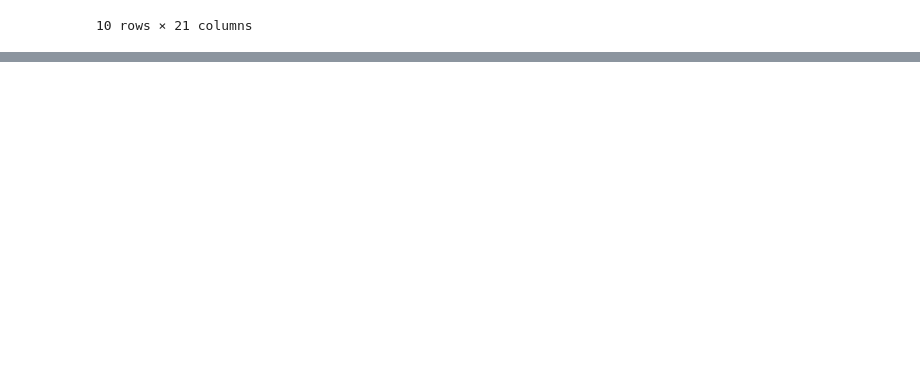
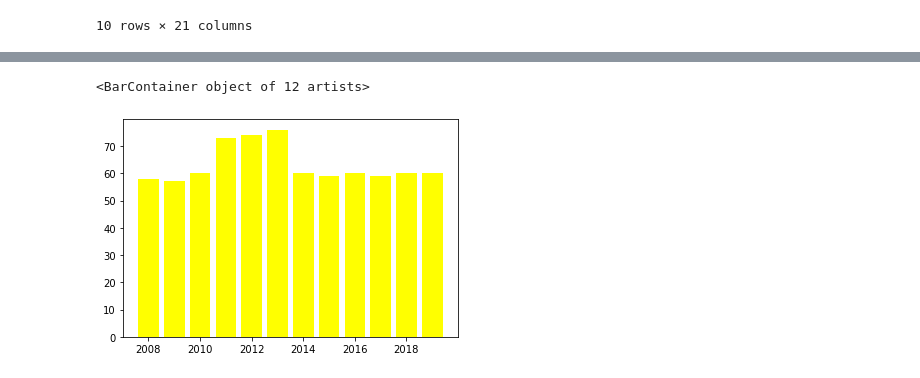
Before and after one commit to anmolrajaroraa/HMR_Python_ML, a Jupyter notebook: ipl_data_analysis.ipynb, the cells around one changed output, grey strips where cells are left out. Drawn from its saved outputs; the diff is of its cells as text; code cells hidden in the pictures; blank space fills up the shorter version.

```diff
--- a/ipl_data_analysis.ipynb
+++ b/ipl_data_analysis.ipynb
@@ -313,0 +430,7 @@ deliveries[deliveries['dismissal_kind']=='hit wicket']
+# %%
+seasons = pd.unique(matches['season'])
+seasons.sort()
+plot.bar(seasons,pd.value_counts(matches['season'],sort=False),color='yellow')
+# %% [output]
+<BarContainer object of 12 artists>
+[figure, added]
```
Also changed, not shown: parts of 24 cells of this notebook, 2 other files.
